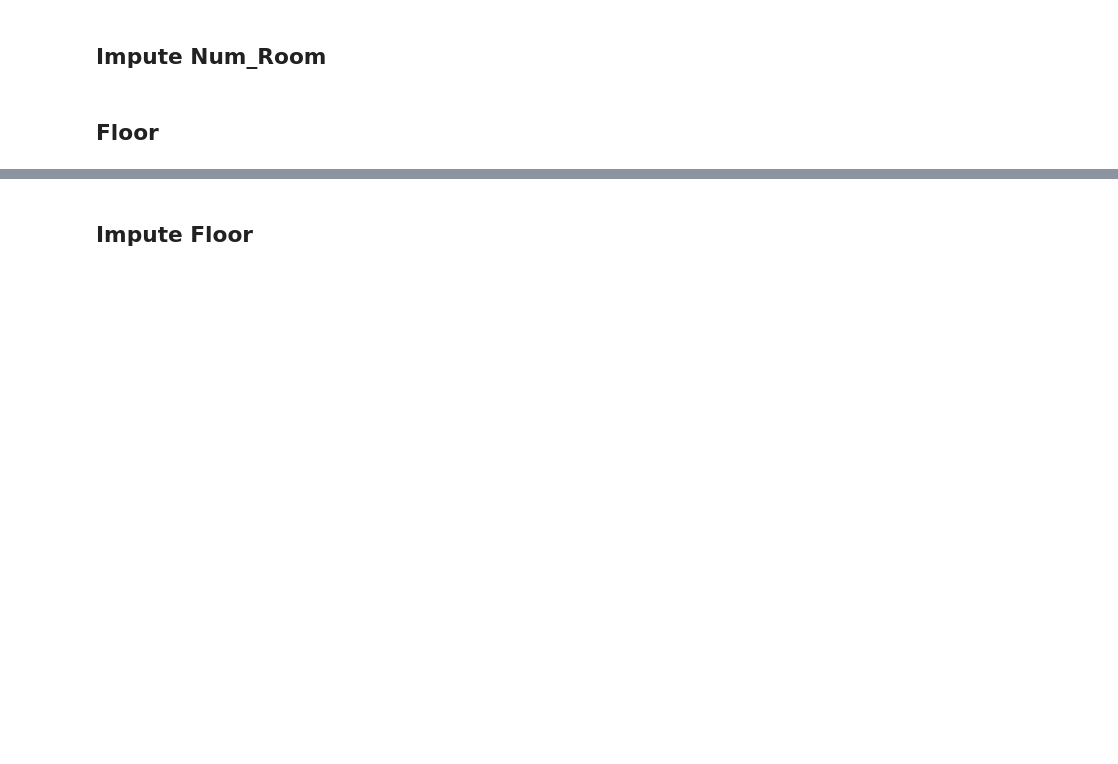
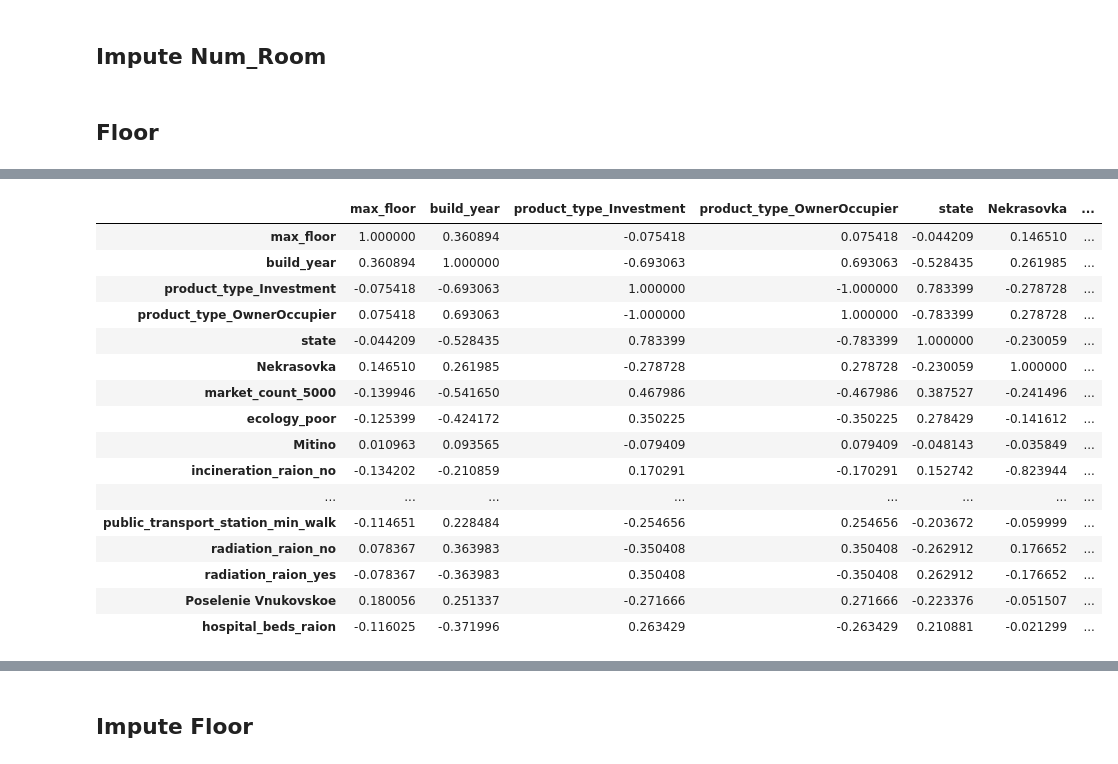
Before and after one commit to sjmiller8182/quant-the-world, a Jupyter notebook: case_study_5/case-study-10_minilab_paul.ipynb, the cells around one changed output, grey strips where cells are left out. Saved outputs shown, nothing was run; the diff lists cells and outputs as text; code cells hidden in the pictures; blank space fills up the shorter version.

```diff
--- a/case_study_5/case-study-10_minilab_paul.ipynb
+++ b/case_study_5/case-study-10_minilab_paul.ipynb
@@ -944,0 +1001,20 @@ df6_final = df6_null.append(df6_nonull)
+# %%
+corr.loc[gt_1,gt_1]
+# %% [output]
+|  | max_floor | build_year | product_type_Investment | product_type_OwnerOccupier | state | Nekrasovka | ... |
+| max_floor | 1.000000 | 0.360894 | -0.075418 | 0.075418 | -0.044209 | 0.146510 | ... |
+| build_year | 0.360894 | 1.000000 | -0.693063 | 0.693063 | -0.528435 | 0.261985 | ... |
+| product_type_Investment | -0.075418 | -0.693063 | 1.000000 | -1.000000 | 0.783399 | -0.278728 | ... |
+| product_type_OwnerOccupier | 0.075418 | 0.693063 | -1.000000 | 1.000000 | -0.783399 | 0.278728 | ... |
+| state | -0.044209 | -0.528435 | 0.783399 | -0.783399 | 1.000000 | -0.230059 | ... |
+| Nekrasovka | 0.146510 | 0.261985 | -0.278728 | 0.278728 | -0.230059 | 1.000000 | ... |
+| market_count_5000 | -0.139946 | -0.541650 | 0.467986 | -0.467986 | 0.387527 | -0.241496 | ... |
+| ecology_poor | -0.125399 | -0.424172 | 0.350225 | -0.350225 | 0.278429 | -0.141612 | ... |
+| Mitino | 0.010963 | 0.093565 | -0.079409 | 0.079409 | -0.048143 | -0.035849 | ... |
+| incineration_raion_no | -0.134202 | -0.210859 | 0.170291 | -0.170291 | 0.152742 | -0.823944 | ... |
+| ... | ... | ... | ... | ... | ... | ... | ... |
+| public_transport_station_min_walk | -0.114651 | 0.228484 | -0.254656 | 0.254656 | -0.203672 | -0.059999 | ... |
+| radiation_raion_no | 0.078367 | 0.363983 | -0.350408 | 0.350408 | -0.262912 | 0.176652 | ... |
+| radiation_raion_yes | -0.078367 | -0.363983 | 0.350408 | -0.350408 | 0.262912 | -0.176652 | ... |
+| Poselenie Vnukovskoe | 0.180056 | 0.251337 | -0.271666 | 0.271666 | -0.223376 | -0.051507 | ... |
+| hospital_beds_raion | -0.116025 | -0.371996 | 0.263429 | -0.263429 | 0.210881 | -0.021299 | ... |
```
Also changed, not shown: parts of 19 cells of this notebook.
